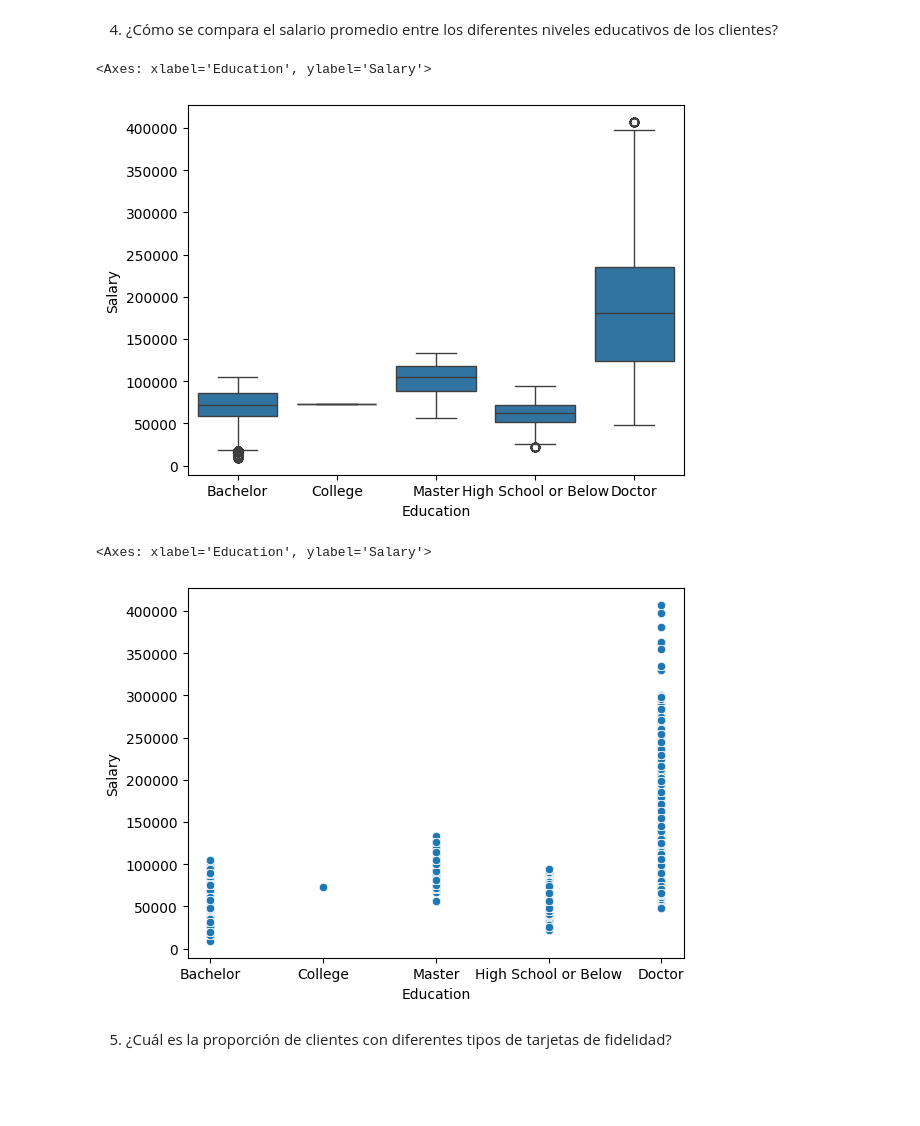
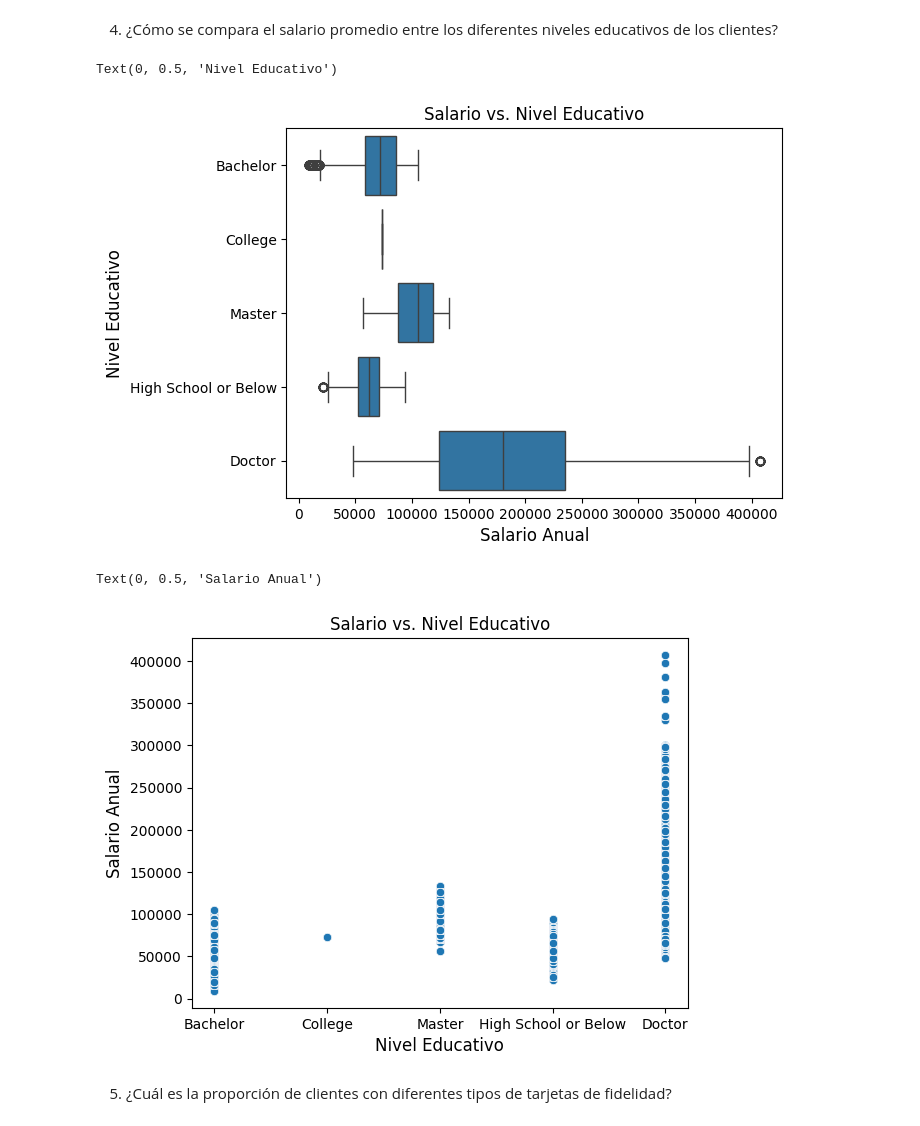
Before and after one commit to Adalab/bda-modulo-3-evaluacion-final-patrimerchan, a Jupyter notebook: Evaluacion_Final_Modulo_3.ipynb, the cells around one changed output. Drawn from its saved outputs; the diff is of its cells as text; code cells hidden in the pictures; blank space fills up the shorter version.

```diff
--- a/Evaluacion_Final_Modulo_3.ipynb
+++ b/Evaluacion_Final_Modulo_3.ipynb
@@ -906,15 +936,23 @@ plt.xticks(rotation=60);
 # %% [markdown]
 4. ¿Cómo se compara el salario promedio entre los diferentes niveles educativos de los clientes?
 # %%
-sns.boxplot(data=df_unido, x='Education', y='Salary')
+sns.boxplot(data=df_unido, x='Salary', y='Education')
+
+plt.title('Salario vs. Nivel Educativo')
+plt.xlabel('Salario Anual', fontsize=12)
+plt.ylabel('Nivel Educativo', fontsize=12)
 # %% [output]
-<Axes: xlabel='Education', ylabel='Salary'>
+Text(0, 0.5, 'Nivel Educativo')
-[figure, old version]
+[figure, new version]
 # %%
 sns.scatterplot(data=df_unido, x='Education', y='Salary')
+
+plt.title('Salario vs. Nivel Educativo')
+plt.xlabel('Nivel Educativo', fontsize=12)
+plt.ylabel('Salario Anual', fontsize=12)
 # %% [output]
-<Axes: xlabel='Education', ylabel='Salary'>
+Text(0, 0.5, 'Salario Anual')
-[figure, old version]
+[figure, new version]
 # %% [markdown]
 5. ¿Cuál es la proporción de clientes con diferentes tipos de tarjetas de fidelidad?
 # %%
```
Also changed, not shown: parts of 13 cells of this notebook, 1 other file.
